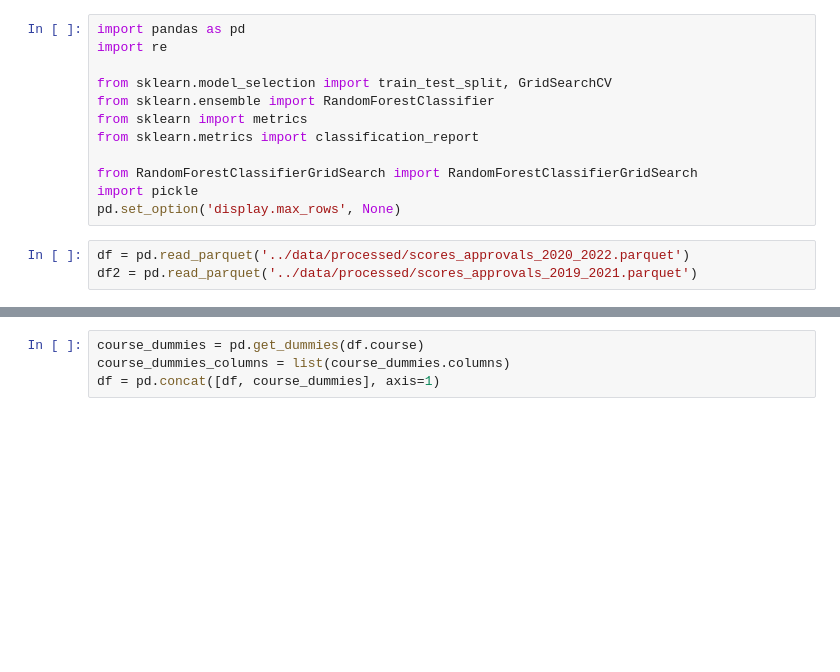
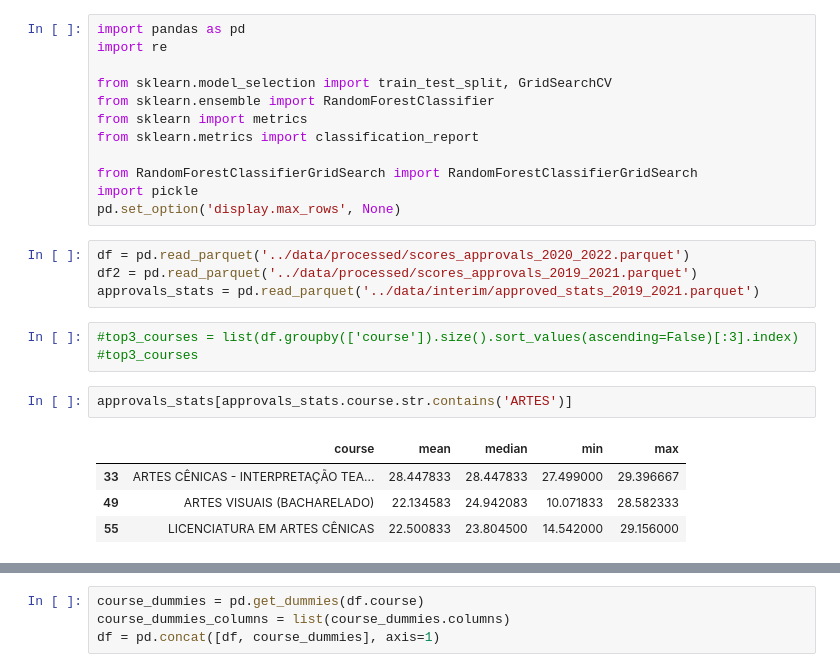
Before and after one commit to brunoxz10/exam-pas, a Jupyter notebook: notebooks/notebook_modelling.ipynb, the cells around one changed output, grey strips where cells are left out. Drawn from its saved outputs; the diff is of its cells as text; blank space fills up the shorter version.

```diff
--- a/notebooks/notebook_modelling.ipynb
+++ b/notebooks/notebook_modelling.ipynb
@@ -13,3 +13,14 @@ pd.set_option('display.max_rows', None)
 # %%
 df = pd.read_parquet('../data/processed/scores_approvals_2020_2022.parquet')
 df2 = pd.read_parquet('../data/processed/scores_approvals_2019_2021.parquet')
+approvals_stats = pd.read_parquet('../data/interim/approved_stats_2019_2021.parquet')
+# %%
+#top3_courses = list(df.groupby(['course']).size().sort_values(ascending=False)[:3].index)
+#top3_courses
+# %%
+approvals_stats[approvals_stats.course.str.contains('ARTES')]
+# %% [output]
+|  | course | mean | median | min | max |
+| 33 | ARTES CÊNICAS - INTERPRETAÇÃO TEA... | 28.447833 | 28.447833 | 27.499000 | 29.396667 |
+| 49 | ARTES VISUAIS (BACHARELADO) | 22.134583 | 24.942083 | 10.071833 | 28.582333 |
+| 55 | LICENCIATURA EM ARTES CÊNICAS | 22.500833 | 23.804500 | 14.542000 | 29.156000 |
```
Also changed, not shown: parts of 33 cells of this notebook, 16 other files.
